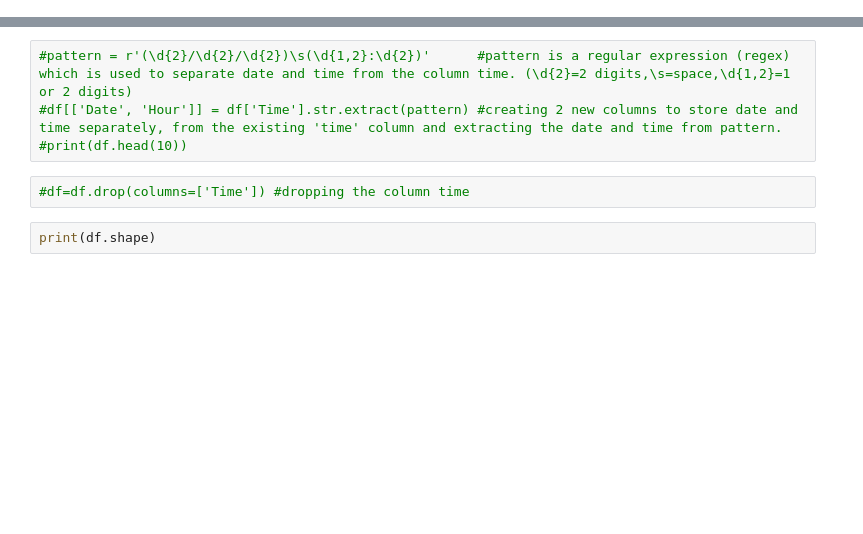
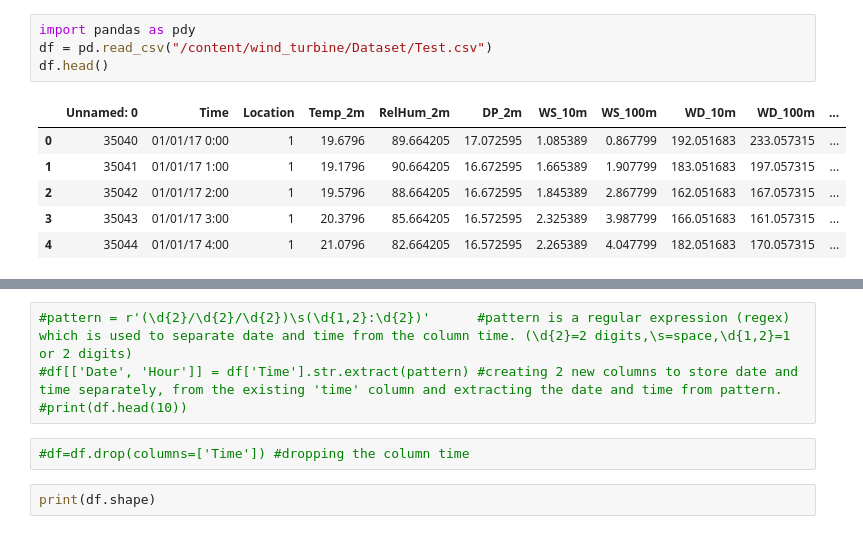
Before and after one commit to SShreya22/Wind_Turbine, a Jupyter notebook: Wind_Turbine.ipynb, the cells around one changed output, grey strips where cells are left out. Cells and saved outputs as stored; diff of their text form; blank space fills up the shorter version.

```diff
--- a/Wind_Turbine.ipynb
+++ b/Wind_Turbine.ipynb
@@ -71,2 +60,13 @@ Changes to be committed:
+# %%
+import pandas as pdy
+df = pd.read_csv("/content/wind_turbine/Dataset/Test.csv")
+df.head()
+# %% [output]
+|  | Unnamed: 0 | Time | Location | Temp_2m | RelHum_2m | DP_2m | WS_10m | WS_100m | WD_10m | WD_100m | ... |
+| 0 | 35040 | 01/01/17 0:00 | 1 | 19.6796 | 89.664205 | 17.072595 | 1.085389 | 0.867799 | 192.051683 | 233.057315 | ... |
+| 1 | 35041 | 01/01/17 1:00 | 1 | 19.1796 | 90.664205 | 16.672595 | 1.665389 | 1.907799 | 183.051683 | 197.057315 | ... |
+| 2 | 35042 | 01/01/17 2:00 | 1 | 19.5796 | 88.664205 | 16.672595 | 1.845389 | 2.867799 | 162.051683 | 167.057315 | ... |
+| 3 | 35043 | 01/01/17 3:00 | 1 | 20.3796 | 85.664205 | 16.572595 | 2.325389 | 3.987799 | 166.051683 | 161.057315 | ... |
+| 4 | 35044 | 01/01/17 4:00 | 1 | 21.0796 | 82.664205 | 16.572595 | 2.265389 | 4.047799 | 182.051683 | 170.057315 | ... |
 # %%
 df = pd.read_csv("/content/wind_turbine/Dataset/Test.csv")
```
Also changed, not shown: parts of 18 cells of this notebook.
